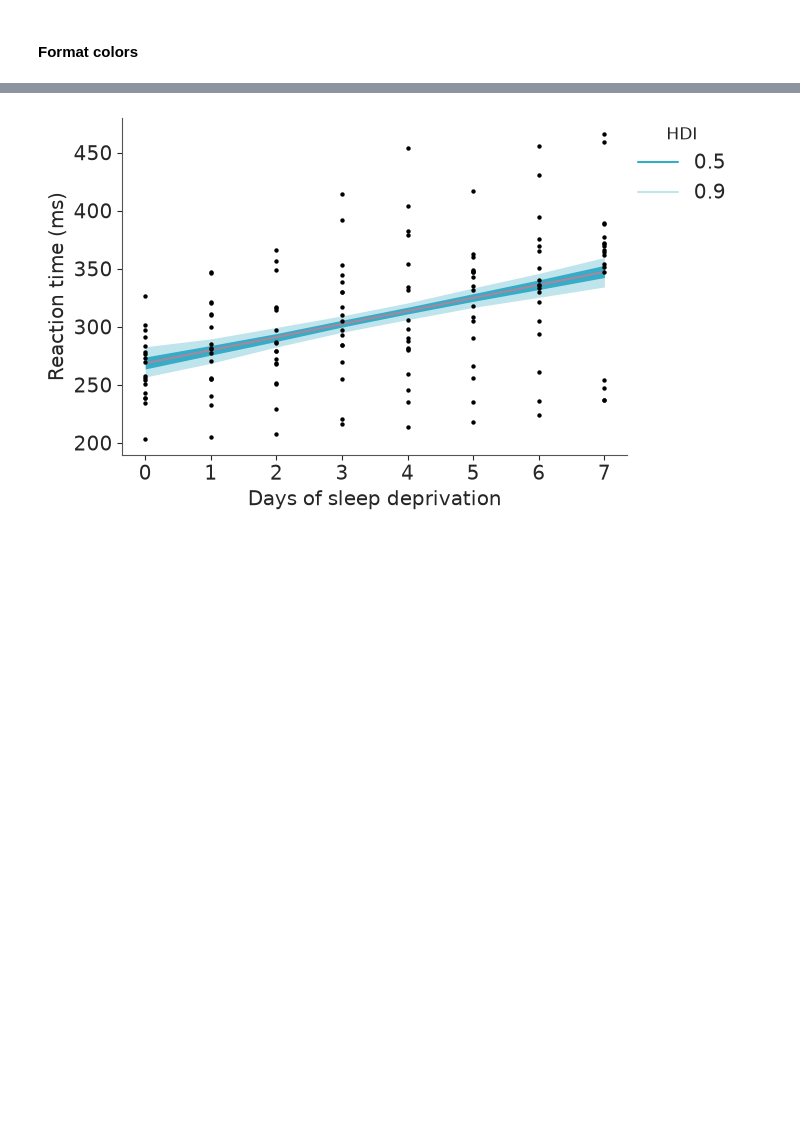
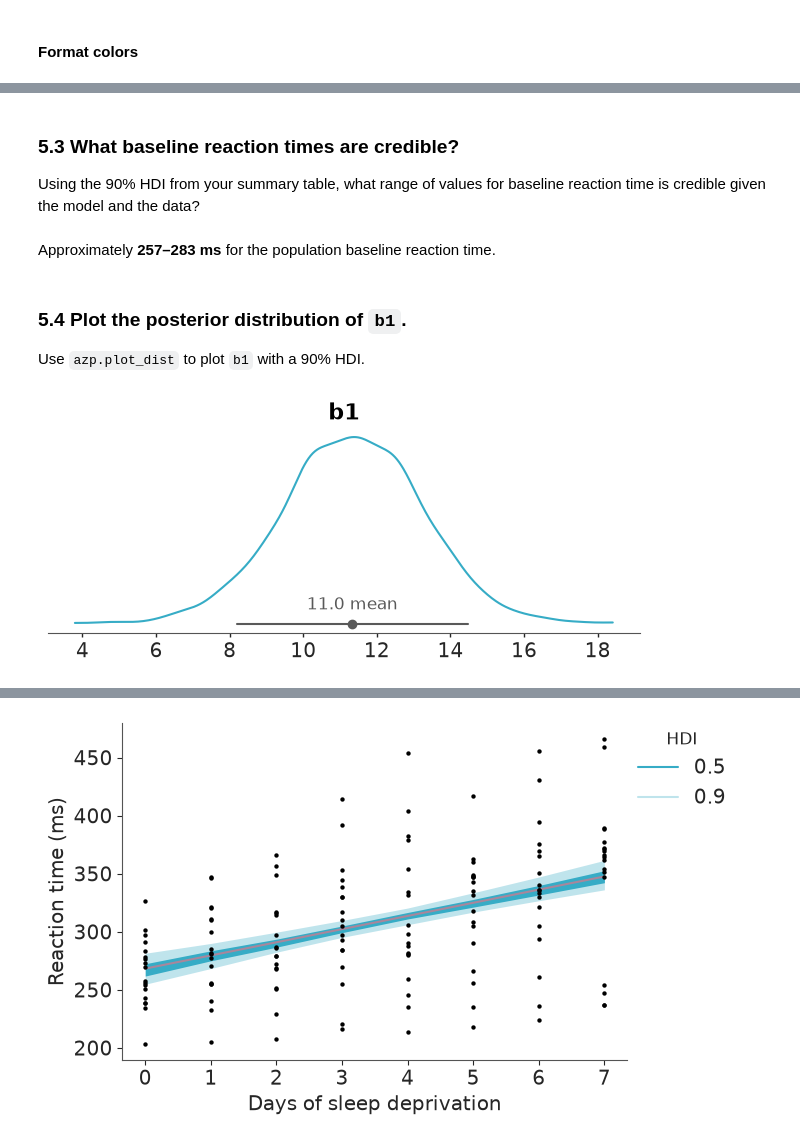
Before and after one commit to opherdonchin/BayesShortCourse, a Jupyter notebook: sleep/solved/01_linear_baseline.ipynb, the cells around one changed output, grey strips where cells are left out. Saved outputs shown, nothing was run; the diff lists cells and outputs as text; code cells hidden in the pictures; blank space fills up the shorter version.

```diff
--- a/sleep/solved/01_linear_baseline.ipynb
+++ b/sleep/solved/01_linear_baseline.ipynb
@@ -278,0 +460,19 @@ This plot shows posterior uncertainty in the population-average expected reactio
+# %% [markdown]
+### 5.3 What baseline reaction times are credible?
+
+Using the 90% HDI from your summary table, what range of values for baseline reaction time is credible given the model and the data?
+# %% [markdown]
+Approximately **257–283 ms** for the population baseline reaction time.
+# %% [markdown]
+### 5.4 Plot the posterior distribution of `b1`.
+
+Use `azp.plot_dist` to plot `b1` with a 90% HDI.
+# %%
+azp.plot_dist(
+    idata,
+    var_names=["b1"],
+    ci_prob=0.90,
+    ci_kind="hdi",
+);
+# %% [output]
+[figure, added]
```
Also changed, not shown: parts of 121 cells of this notebook, 3 other files.
